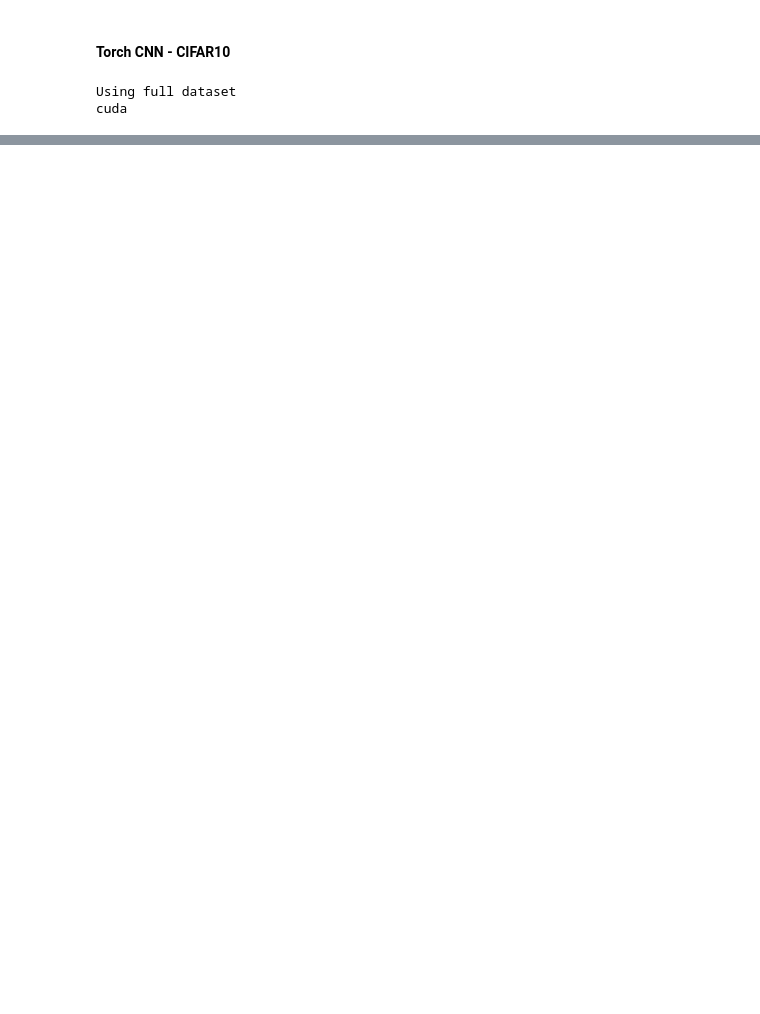
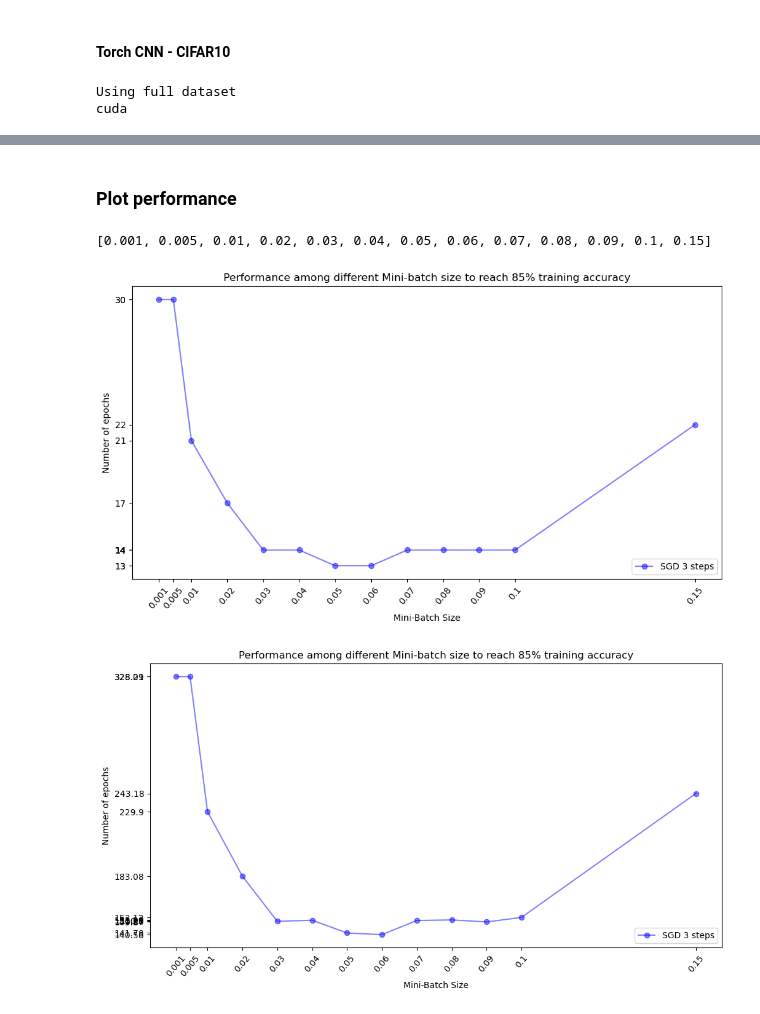
Before and after one commit to tuanna712/IndStudy5840, a Jupyter notebook: W08/fista_multi/run_fista_mult.ipynb, the cells around one changed output, grey strips where cells are left out. Saved outputs shown, nothing was run; the diff lists cells and outputs as text; code cells hidden in the pictures; blank space fills up the shorter version.

```diff
--- a/W08/fista_multi/run_fista_mult.ipynb
+++ b/W08/fista_multi/run_fista_mult.ipynb
@@ -248,0 +353,17 @@ KeyboardInterrupt:
+# %%
+import numpy as np
+from plot import metrics_plot
+
+n_epochs = 30
+threshold = 85
+lrs = [0.02, 0.03, 0.04, 0.06, 0.07, 0.08, 0.09]
+for lr in lrs:
+    train_losses, test_losses, train_errs, test_errs, train_accs, test_accs, run_times = modeling(n_epochs=n_epochs,
+                                                                                              lr=lr,
+                                                                                              threshold=threshold,
+                                                                                             )
+    save_path = f'scores/E30T85'
+    save_performance(save_path,
+                     train_losses, test_losses, train_errs,
+                     test_errs, train_accs, test_accs, run_times, n_step=lr,
+                     )
@@ -248,0 +388,58 @@ KeyboardInterrupt:
+# %% [markdown]
+### Plot performance
+# %%
+import os, json
+import matplotlib.pyplot as plt
+
+def load_performance(score_path):
+    epochs = {}
+    run_times = {}
+    for root, dirs, files in os.walk(score_path):
+        for file in files:
+            if file.endswith('.json') and file.startswith('FISTA_'):
+                if file.endswith('checkpoint.json'):
+                    pass
+                else:
+                    with open(root+file, 'r') as f:
+                        data = json.load(f)
+                        lr = data['n_step']
+                        n_epoch = len(data['train_losses'])
+                        run_times[lr] = sum(data['run_time'])
+                        epochs[lr] = n_epoch
+    lrs = sorted(list(epochs.keys()))
+    n_epochs = [epochs[k] for k in lrs]
+    _run_time = [round(run_times[k], 2) for k in lrs]
+    return lrs, n_epochs, _run_time
+
+score_path_1 = "/home/tung5534/cnn_cifar/W08/fista_multi/scores/E30T85/"
+batch_sizes_3steps, n_epochs_3steps, run_time_3steps = load_performance(score_path_1)
+print(batch_sizes_3steps)
+
+
+plt.figure(figsize=(12,6))
+plt.plot(batch_sizes_3steps, n_epochs_3steps, marker='o', color='b', alpha=.5, label='SGD 3 steps')
+plt.xlabel('Mini-Batch Size')
+plt.xticks(batch_sizes_3steps, labels=batch_sizes_3steps, rotation=50)
+plt.ylabel('Number of epochs')
+y_tickslabel = n_epochs_3steps
+plt.yticks(y_tickslabel, labels=y_tickslabel, rotation=0)
+plt.title('Performance among different Mini-batch size to reach 85% training accuracy')
+plt.legend(loc= 'lower right')
+# plt.grid()
+plt.show()
+
+plt.figure(figsize=(12,6))
+plt.plot(batch_sizes_3steps, run_time_3steps, marker='o', color='b', alpha=.5, label='SGD 3 steps')
+plt.xlabel('Mini-Batch Size')
+plt.xticks(batch_sizes_3steps, labels=batch_sizes_3steps, rotation=50)
+plt.ylabel('Number of epochs')
+y_tickslabel = run_time_3steps
+plt.yticks(y_tickslabel, labels=y_tickslabel, rotation=0)
+plt.title('Performance among different Mini-batch size to reach 85% training accuracy')
+plt.legend(loc= 'lower right')
+# plt.grid()
+plt.show()
+# %% [output]
+[0.001, 0.005, 0.01, 0.02, 0.03, 0.04, 0.05, 0.06, 0.07, 0.08, 0.09, 0.1, 0.15]
+[figure, added]
+[figure, added]
```
Also changed, not shown: parts of 4 cells of this notebook, 16 other files.
